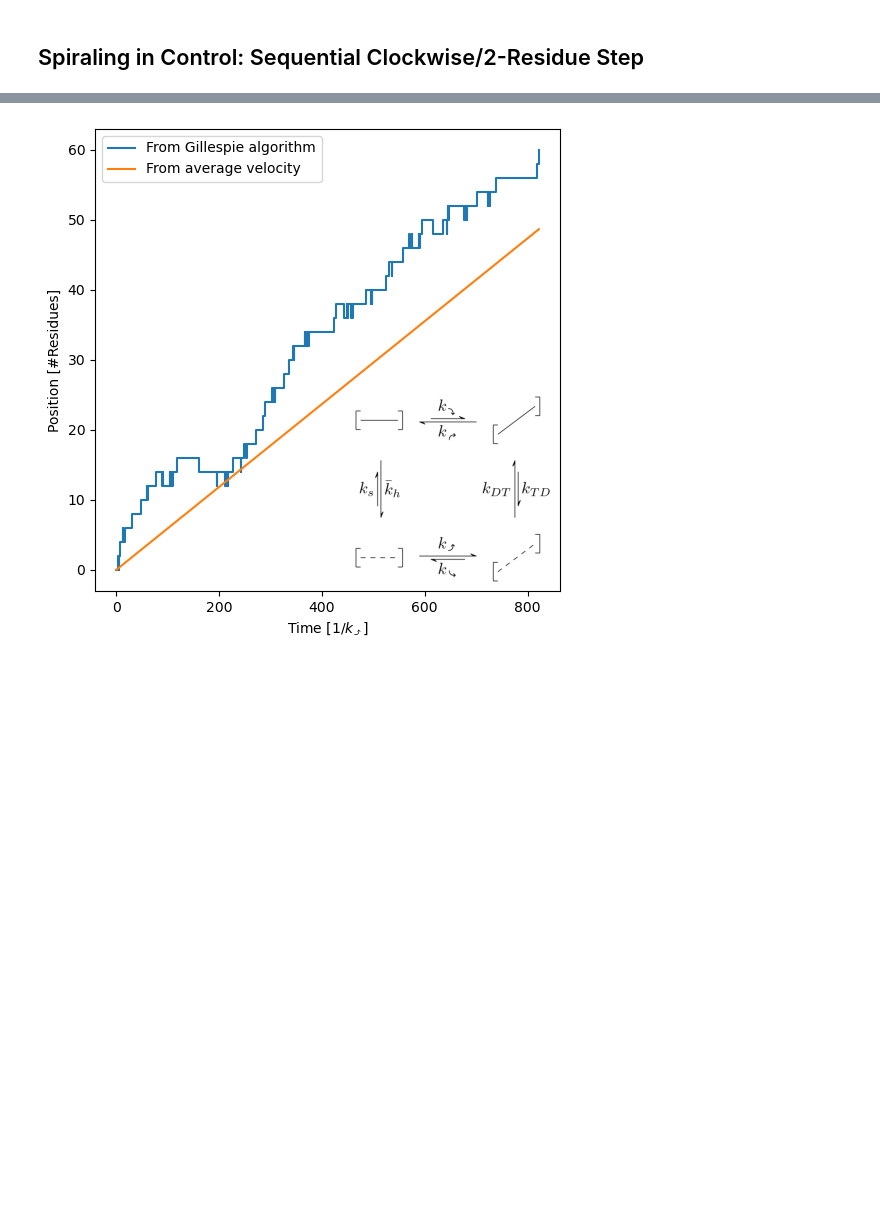
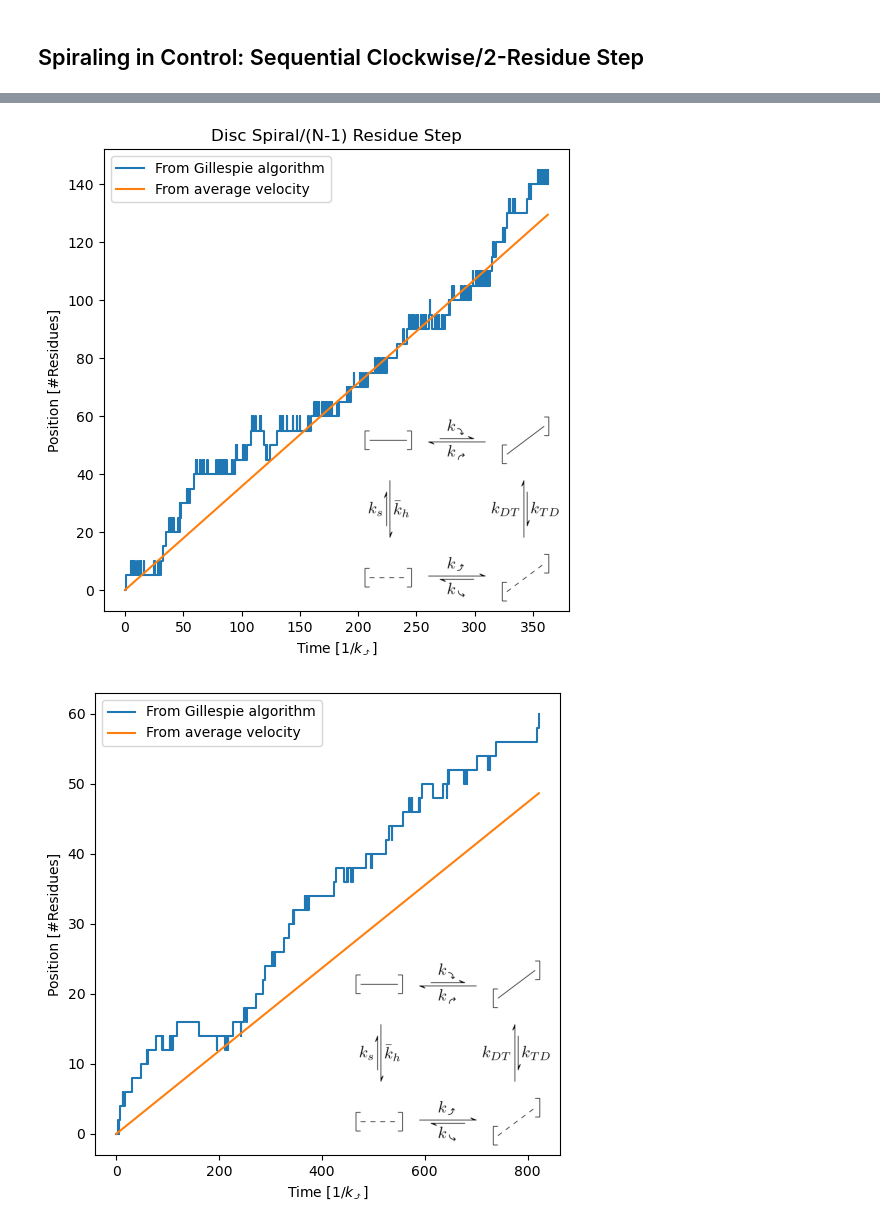
Before and after one commit to antmaier/Projet-de-Master, a Jupyter notebook: UnderstandingGillespieAlgorithm.ipynb, the cells around one changed output, grey strips where cells are left out. Saved outputs shown, nothing was run; the diff lists cells and outputs as text; code cells hidden in the pictures; blank space fills up the shorter version.

Commit message:
Trying to compare new implementation of Disc-Spiral with old (no class) one

```diff
--- a/UnderstandingGillespieAlgorithm.ipynb
+++ b/UnderstandingGillespieAlgorithm.ipynb
@@ -576,3 +573,13 @@ model.add_edges_from([
+# %%
+positions = disc_spiral.gillespie(positions=True)
+fig, ax = disc_spiral.plot_position_evolution(
+    positions,
+    r"$1/k_⤴$",
+    kinetic_scheme_image_path="Disc_spiral_kinetic_scheme.jpg",
+    title="Disc Spiral/(N-1) Residue Step")
+plt.show()
+# %% [output]
+[figure, added]
 # %%
 out = gillespie(model, "━━")
 positions = compute_positions(out, transition_up=("┉┉", "┋"), transition_down=("┋", "┉┉"))
```
Also changed, not shown: parts of 13 cells of this notebook.
